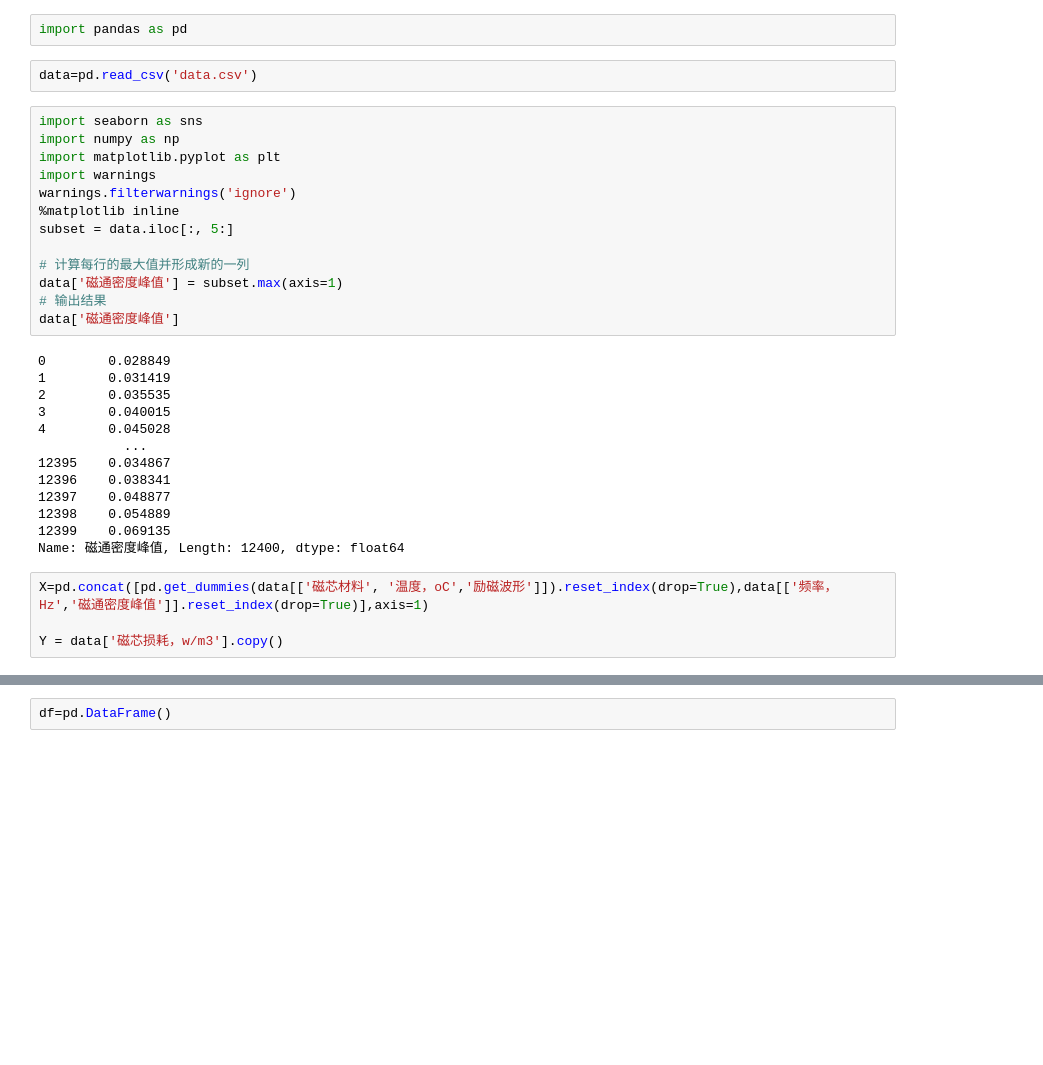
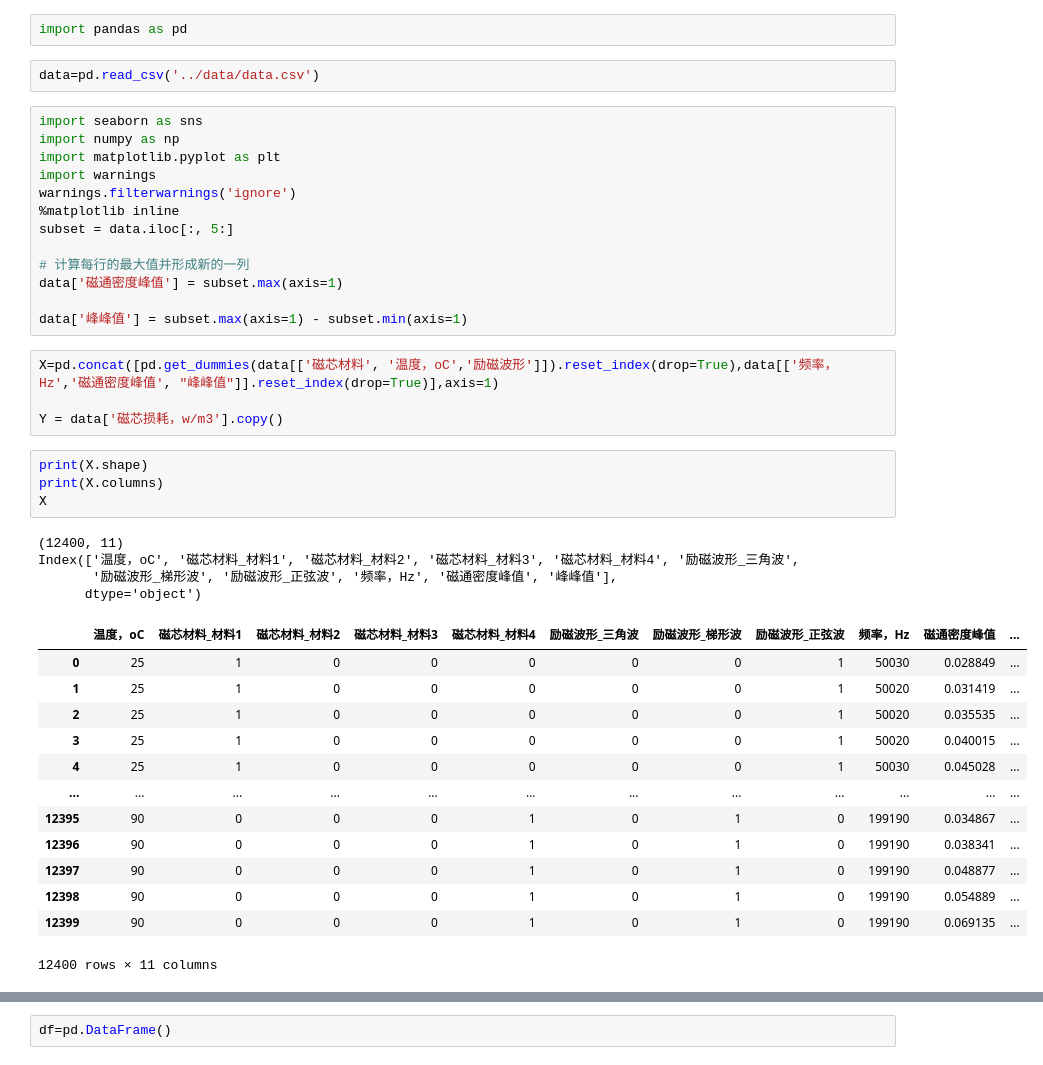
Before and after one commit to hhuzzz/-C-, a Jupyter notebook: Q5/Q5.ipynb, the cells around one changed output, grey strips where cells are left out. Drawn from its saved outputs; the diff is of its cells as text; blank space fills up the shorter version.

```diff
--- a/Q5/Q5.ipynb
+++ b/Q5/Q5.ipynb
@@ -1,7 +1,7 @@
 # %%
 import pandas as pd
 # %%
-data=pd.read_csv('data.csv')
+data=pd.read_csv('../data/data.csv')
 # %%
 import seaborn as sns
 import numpy as np
@@ -13,24 +13,33 @@ subset = data.iloc[:, 5:]
 
 # 计算每行的最大值并形成新的一列
 data['磁通密度峰值'] = subset.max(axis=1)
-# 输出结果
-data['磁通密度峰值']
+
+data['峰峰值'] = subset.max(axis=1) - subset.min(axis=1)
-# %% [output]
-0        0.028849
-1        0.031419
-2        0.035535
-3        0.040015
-4        0.045028
-           ...
-12395    0.034867
-12396    0.038341
-12397    0.048877
-12398    0.054889
-12399    0.069135
-Name: 磁通密度峰值, Length: 12400, dtype: float64
 # %%
-X=pd.concat([pd.get_dummies(data[['磁芯材料', '温度，oC','励磁波形']]).reset_index(drop=True),data[['频率，Hz','磁通密度峰值']].reset_index(drop=True)],axis=1)
+X=pd.concat([pd.get_dummies(data[['磁芯材料', '温度，oC','励磁波形']]).reset_index(drop=True),data[['频率，Hz','磁通密度峰值', "峰峰值"]].reset_index(drop=True)],axis=1)
 
 Y = data['磁芯损耗，w/m3'].copy()
+# %%
+print(X.shape)
+print(X.columns)
+X
+# %% [output]
+(12400, 11)
+Index(['温度，oC', '磁芯材料_材料1', '磁芯材料_材料2', '磁芯材料_材料3', '磁芯材料_材料4', '励磁波形_三角波',
+       '励磁波形_梯形波', '励磁波形_正弦波', '频率，Hz', '磁通密度峰值', '峰峰值'],
+      dtype='object')
+|  | 温度，oC | 磁芯材料_材料1 | 磁芯材料_材料2 | 磁芯材料_材料3 | 磁芯材料_材料4 | 励磁波形_三角波 | 励磁波形_梯形波 | 励磁波形_正弦波 | 频率，Hz | 磁通密度峰值 | ... |
+| 0 | 25 | 1 | 0 | 0 | 0 | 0 | 0 | 1 | 50030 | 0.028849 | ... |
+| 1 | 25 | 1 | 0 | 0 | 0 | 0 | 0 | 1 | 50020 | 0.031419 | ... |
+| 2 | 25 | 1 | 0 | 0 | 0 | 0 | 0 | 1 | 50020 | 0.035535 | ... |
+| 3 | 25 | 1 | 0 | 0 | 0 | 0 | 0 | 1 | 50020 | 0.040015 | ... |
+| 4 | 25 | 1 | 0 | 0 | 0 | 0 | 0 | 1 | 50030 | 0.045028 | ... |
+| ... | ... | ... | ... | ... | ... | ... | ... | ... | ... | ... | ... |
+| 12395 | 90 | 0 | 0 | 0 | 1 | 0 | 1 | 0 | 199190 | 0.034867 | ... |
+| 12396 | 90 | 0 | 0 | 0 | 1 | 0 | 1 | 0 | 199190 | 0.038341 | ... |
+| 12397 | 90 | 0 | 0 | 0 | 1 | 0 | 1 | 0 | 199190 | 0.048877 | ... |
+| 12398 | 90 | 0 | 0 | 0 | 1 | 0 | 1 | 0 | 199190 | 0.054889 | ... |
+| 12399 | 90 | 0 | 0 | 0 | 1 | 0 | 1 | 0 | 199190 | 0.069135 | ... |
+12400 rows × 11 columns
 # %%
 from sklearn.tree import DecisionTreeRegressor
```
Also changed, not shown: parts of 18 cells of this notebook, 1 other file.
